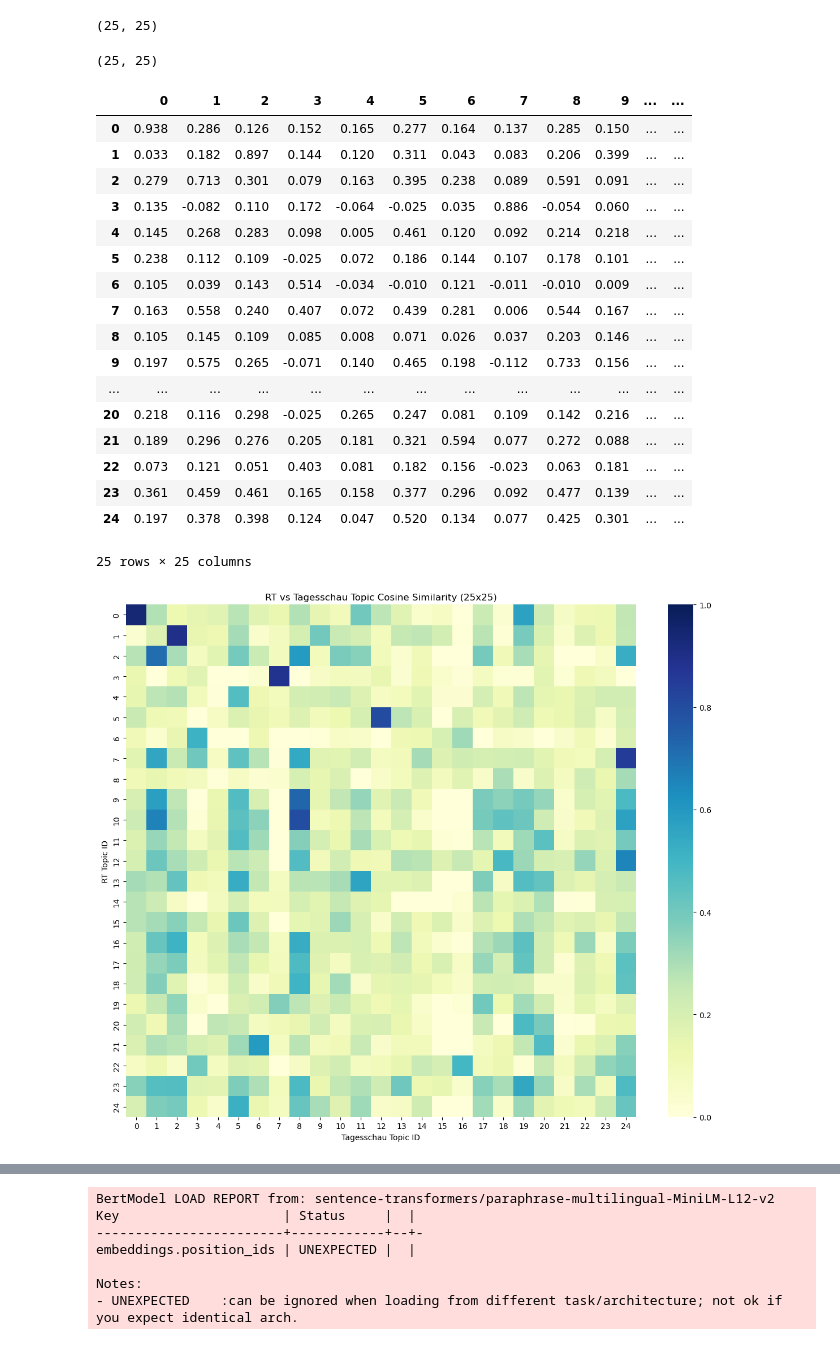
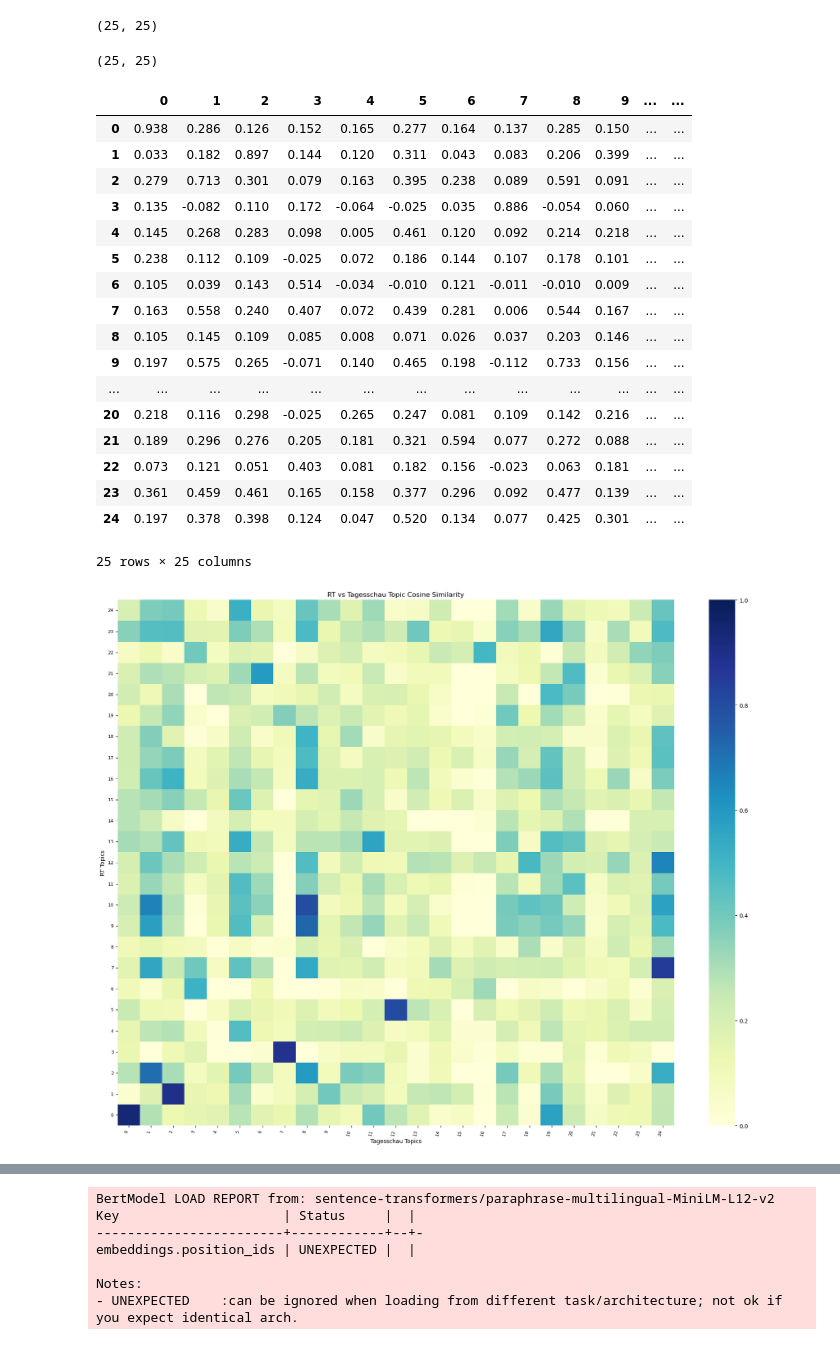
Before and after one commit to mattishaumann/Thesis, a Jupyter notebook: BERTopic/RT_Tagesschau_Topic_Comparison.ipynb, the cells around one changed output, grey strips where cells are left out. Cells and saved outputs as stored; diff of their text form; code cells hidden in the pictures.

```diff
--- a/BERTopic/RT_Tagesschau_Topic_Comparison.ipynb
+++ b/BERTopic/RT_Tagesschau_Topic_Comparison.ipynb
@@ -43,0 +121,5 @@ Notes:
+# %%
+from sentence_transformers import SentenceTransformer
+from sklearn.metrics.pairwise import cosine_similarity
+
+encoder = SentenceTransformer("sentence-transformers/paraphrase-multilingual-MiniLM-L12-v2")
@@ -81,40 +171,55 @@ print(sim_matrix.shape)  # should be (25, 25)
 # %%
 import matplotlib.pyplot as plt
 import seaborn as sns
 sim_df = pd.DataFrame(sim_matrix, index=rt_ids, columns=ts_ids)
 
 print(sim_matrix.shape)
 display(sim_df.round(3))
 
-# 6) Plot heatmap
-plt.figure(figsize=(12, 10))
-sns.heatmap(sim_df, cmap="YlGnBu", vmin=0, vmax=1)
-plt.title("RT vs Tagesschau Topic Cosine Similarity (25x25)")
-plt.xlabel("Tagesschau Topic ID")
-plt.ylabel("RT Topic ID")
+# # 6) Plot heatmap
+# plt.figure(figsize=(12, 10))
+# sns.heatmap(sim_df, cmap="YlGnBu", vmin=0, vmax=1)
+# plt.title("RT vs Tagesschau Topic Cosine Similarity (25x25)")
+# plt.xlabel("Tagesschau Topic ID")
+# plt.ylabel("RT Topic ID")
+# plt.invert_yaxis()
+# plt.tight_layout()
+# plt.show()
+
+plt.figure(figsize=(18, 14))
+ax = sns.heatmap(sim_df, cmap="YlGnBu", vmin=0, vmax=1)
+
+ax.set_title("RT vs Tagesschau Topic Cosine Similarity")
+ax.set_xlabel("Tagesschau Topics")
+ax.set_ylabel("RT Topics")
+
+ax.invert_yaxis()  # <- Topic 0 moves to bottom
+
+plt.xticks(rotation=75, ha="right", fontsize=8)
+plt.yticks(rotation=0, fontsize=8)
 plt.tight_layout()
 plt.show()
 # %% [output]
 (25, 25)
 |  | 0 | 1 | 2 | 3 | 4 | 5 | 6 | 7 | 8 | 9 | ... | ... |
 | 0 | 0.938 | 0.286 | 0.126 | 0.152 | 0.165 | 0.277 | 0.164 | 0.137 | 0.285 | 0.150 | ... | ... |
 | 1 | 0.033 | 0.182 | 0.897 | 0.144 | 0.120 | 0.311 | 0.043 | 0.083 | 0.206 | 0.399 | ... | ... |
 | 2 | 0.279 | 0.713 | 0.301 | 0.079 | 0.163 | 0.395 | 0.238 | 0.089 | 0.591 | 0.091 | ... | ... |
 | 3 | 0.135 | -0.082 | 0.110 | 0.172 | -0.064 | -0.025 | 0.035 | 0.886 | -0.054 | 0.060 | ... | ... |
 | 4 | 0.145 | 0.268 | 0.283 | 0.098 | 0.005 | 0.461 | 0.120 | 0.092 | 0.214 | 0.218 | ... | ... |
 | 5 | 0.238 | 0.112 | 0.109 | -0.025 | 0.072 | 0.186 | 0.144 | 0.107 | 0.178 | 0.101 | ... | ... |
 | 6 | 0.105 | 0.039 | 0.143 | 0.514 | -0.034 | -0.010 | 0.121 | -0.011 | -0.010 | 0.009 | ... | ... |
 | 7 | 0.163 | 0.558 | 0.240 | 0.407 | 0.072 | 0.439 | 0.281 | 0.006 | 0.544 | 0.167 | ... | ... |
 | 8 | 0.105 | 0.145 | 0.109 | 0.085 | 0.008 | 0.071 | 0.026 | 0.037 | 0.203 | 0.146 | ... | ... |
 | 9 | 0.197 | 0.575 | 0.265 | -0.071 | 0.140 | 0.465 | 0.198 | -0.112 | 0.733 | 0.156 | ... | ... |
 | ... | ... | ... | ... | ... | ... | ... | ... | ... | ... | ... | ... | ... |
 | 20 | 0.218 | 0.116 | 0.298 | -0.025 | 0.265 | 0.247 | 0.081 | 0.109 | 0.142 | 0.216 | ... | ... |
 | 21 | 0.189 | 0.296 | 0.276 | 0.205 | 0.181 | 0.321 | 0.594 | 0.077 | 0.272 | 0.088 | ... | ... |
 | 22 | 0.073 | 0.121 | 0.051 | 0.403 | 0.081 | 0.182 | 0.156 | -0.023 | 0.063 | 0.181 | ... | ... |
 | 23 | 0.361 | 0.459 | 0.461 | 0.165 | 0.158 | 0.377 | 0.296 | 0.092 | 0.477 | 0.139 | ... | ... |
 | 24 | 0.197 | 0.378 | 0.398 | 0.124 | 0.047 | 0.520 | 0.134 | 0.077 | 0.425 | 0.301 | ... | ... |
 25 rows × 25 columns
-[figure, old version]
+[figure, new version]
 # %%
 # Add readable topic names to matrix labels
 rt_name_map = dict(zip(rt_info["Topic"], rt_info["Name"]))
```
Also changed, not shown: parts of 13 cells of this notebook, 28 other files.
